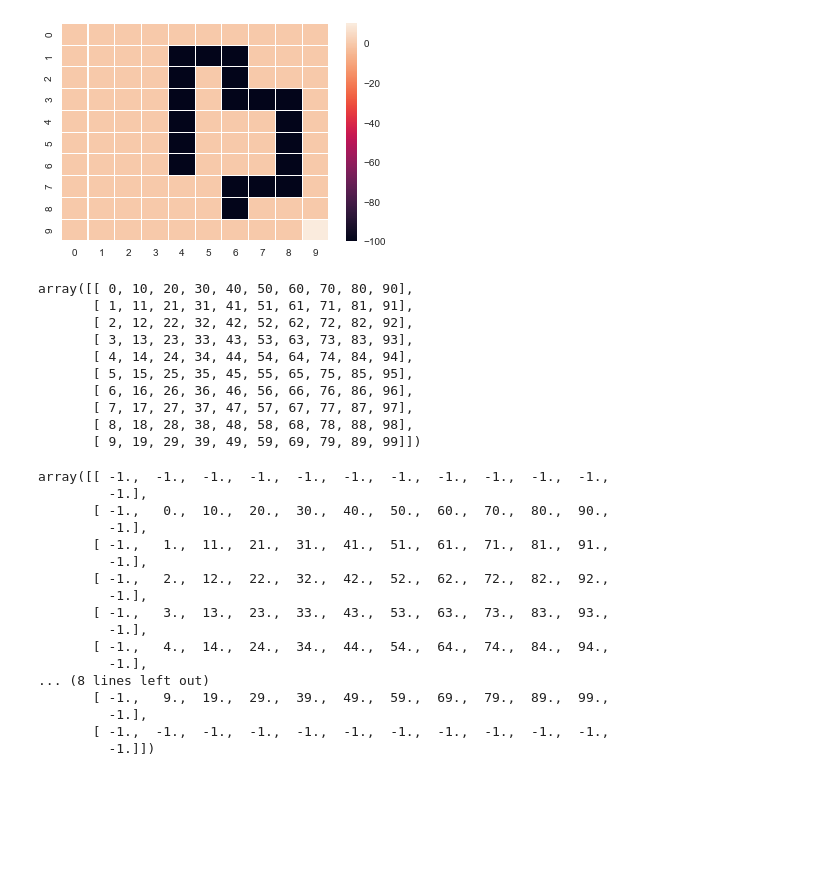
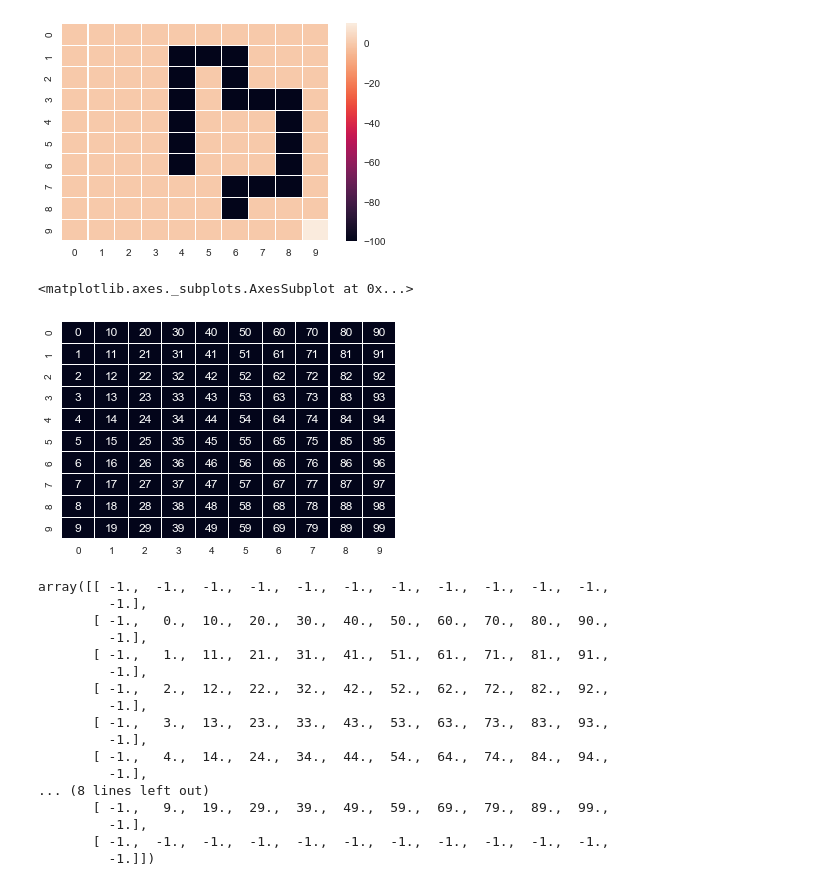
Before and after one commit to maithilibhide/ECE232, a Jupyter notebook: Project3/reinforcement_learning.ipynb, the cells around one changed output. Saved outputs shown, nothing was run; the diff lists cells and outputs as text; code cells hidden in the pictures; blank space fills up the shorter version.

```diff
--- a/Project3/reinforcement_learning.ipynb
+++ b/Project3/reinforcement_learning.ipynb
@@ -31,20 +31,12 @@ sns.heatmap(reward2, vmax=10, linewidths=.1)
 # %%
 vals = np.arange(0,100)
 state_vals = [vals[i:i+10] for i in range(0,100,10)]
 state_space = np.array(state_vals).T
 state_space
-#sns.heatmap(state_space, annot=True, fmt="d", linewidths=.1);
+sns.heatmap(state_space, annot=True, fmt="d", linewidths=.1, vmax=0, cbar=False)
 # %% [output]
-array([[ 0, 10, 20, 30, 40, 50, 60, 70, 80, 90],
-       [ 1, 11, 21, 31, 41, 51, 61, 71, 81, 91],
-       [ 2, 12, 22, 32, 42, 52, 62, 72, 82, 92],
-       [ 3, 13, 23, 33, 43, 53, 63, 73, 83, 93],
-       [ 4, 14, 24, 34, 44, 54, 64, 74, 84, 94],
-       [ 5, 15, 25, 35, 45, 55, 65, 75, 85, 95],
-       [ 6, 16, 26, 36, 46, 56, 66, 76, 86, 96],
-       [ 7, 17, 27, 37, 47, 57, 67, 77, 87, 97],
-       [ 8, 18, 28, 38, 48, 58, 68, 78, 88, 98],
-       [ 9, 19, 29, 39, 49, 59, 69, 79, 89, 99]])
+<matplotlib.axes._subplots.AxesSubplot at 0x...>
+[figure, added]
 # %%
 a = np.empty(10)
 a.fill(-1)
```
Also changed, not shown: parts of 4 cells of this notebook.
